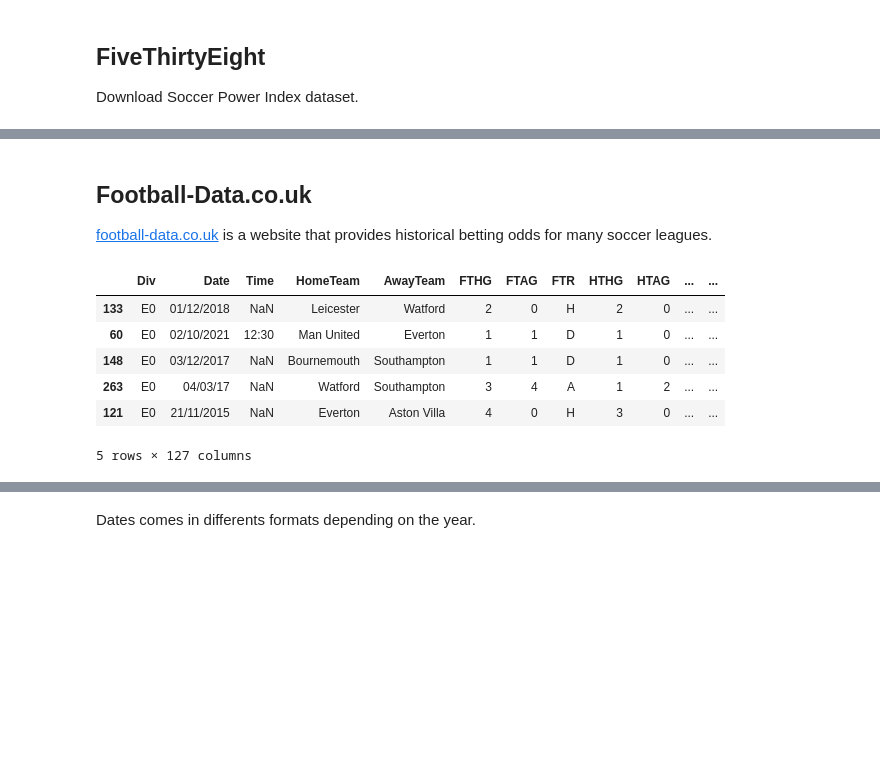
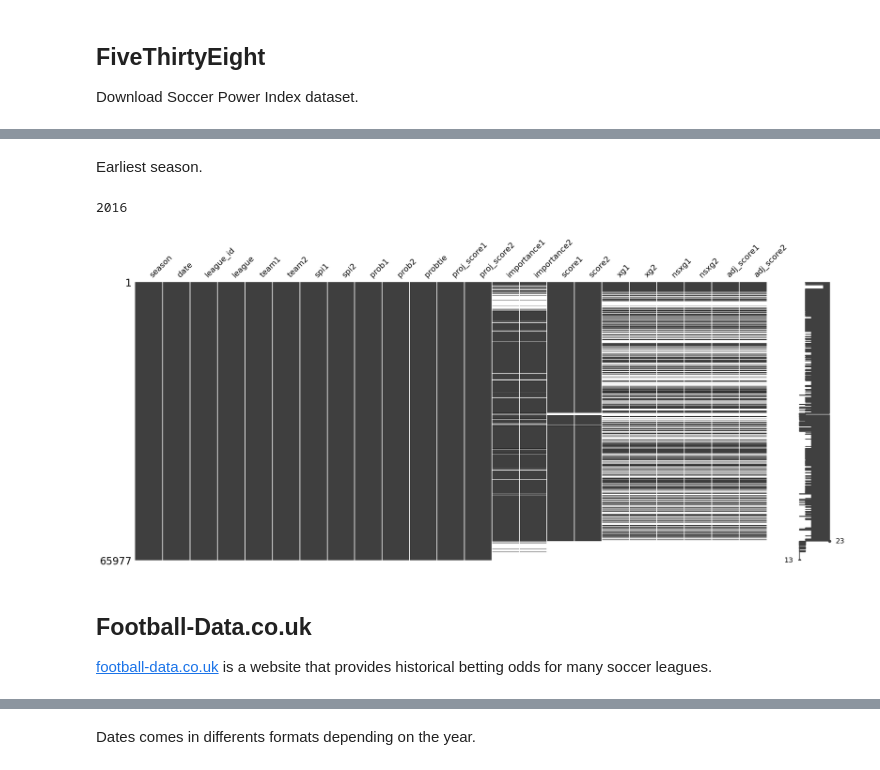
Before and after one commit to matheusccouto/sportsbook, a Jupyter notebook: soccer.ipynb, the cells around one changed output, grey strips where cells are left out. Cells and saved outputs as stored; diff of their text form; code cells hidden in the pictures; blank space fills up the shorter version.

Commit message:
add more leagues

```diff
--- a/soccer.ipynb
+++ b/soccer.ipynb
@@ -37,6 +40,0 @@ We'll be using Premier League only. This is the most popular league on the world
-# %%
-df_spi["date"] = pd.to_datetime(df_spi["date"], format="%Y-%m-%d")
-
-df_spi = df_spi[df_spi["league"] == "Barclays Premier League"]
-
-df_spi.sample(5)
@@ -51,23 +41,13 @@ df_spi.sample(5)
+# %% [markdown]
+Earliest season.
+# %%
+df_spi["season"].min()
+# %% [output]
+2016
+# %%
+msno.matrix(df_spi.sort_values("date"));
+# %% [output]
+[figure, added]
 # %% [markdown]
 ## Football-Data.co.uk
 [football-data.co.uk](https://www.football-data.co.uk) is a website that provides historical betting odds for many soccer leagues.
-# %%
-FOOTBALL_DATA_URL = "https://www.football-data.co.uk/mmz4281/{season}/E0.csv"
-
-df_bet = pd.DataFrame()
-for year in range(2022, 2015, -1):
-
-    season = str(year - 1)[-2:] + str(year)[-2:]
-    content = requests.get(FOOTBALL_DATA_URL.format(season=season)).content
-    df_year = pd.read_csv(io.StringIO(content.decode()))
-    df_bet = df_bet.append(df_year)
-
-df_bet.sample(5)
-# %% [output]
-|  | Div | Date | Time | HomeTeam | AwayTeam | FTHG | FTAG | FTR | HTHG | HTAG | ... | ... |
-| 133 | E0 | 01/12/2018 | NaN | Leicester | Watford | 2 | 0 | H | 2 | 0 | ... | ... |
-| 60 | E0 | 02/10/2021 | 12:30 | Man United | Everton | 1 | 1 | D | 1 | 0 | ... | ... |
-| 148 | E0 | 03/12/2017 | NaN | Bournemouth | Southampton | 1 | 1 | D | 1 | 0 | ... | ... |
-| 263 | E0 | 04/03/17 | NaN | Watford | Southampton | 3 | 4 | A | 1 | 2 | ... | ... |
-| 121 | E0 | 21/11/2015 | NaN | Everton | Aston Villa | 4 | 0 | H | 3 | 0 | ... | ... |
-5 rows × 127 columns
```
Also changed, not shown: parts of 12 cells of this notebook, 1 other file.
